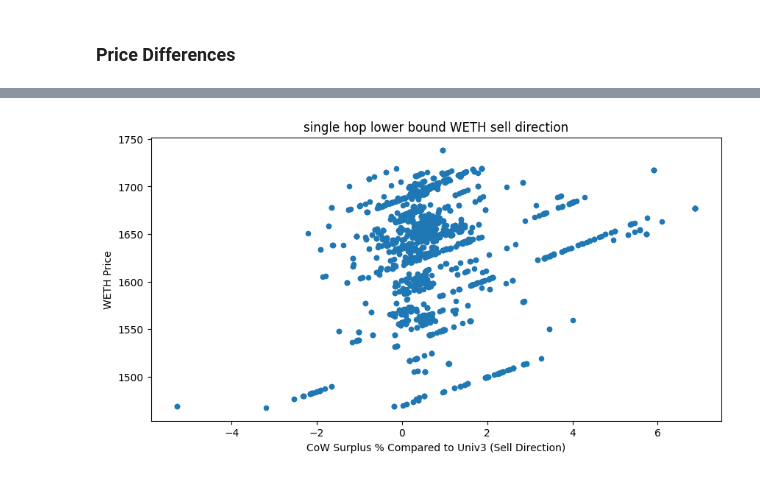
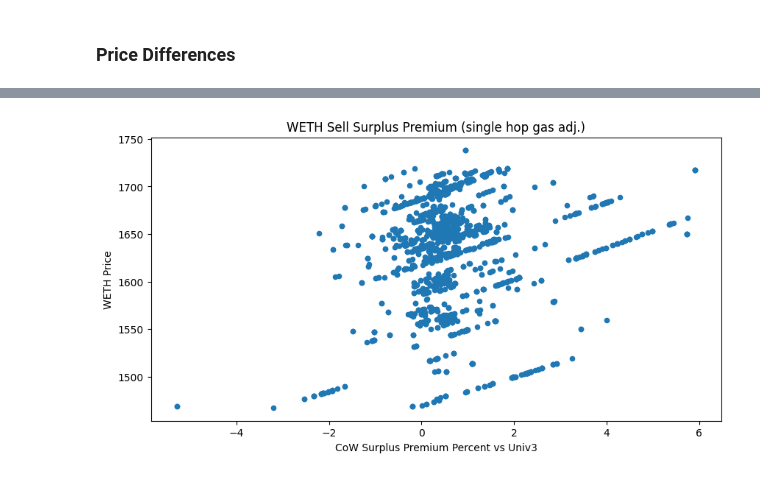
Before and after one commit to mohammed7s/Feedlot, a Jupyter notebook: pipeline/data_analysis.ipynb, the cells around one changed output, grey strips where cells are left out. Drawn from its saved outputs; the diff is of its cells as text; code cells hidden in the pictures.

```diff
--- a/pipeline/data_analysis.ipynb
+++ b/pipeline/data_analysis.ipynb
@@ -91,8 +91,8 @@ buy_WETH_df.loc[:, 'univ3_gas_single_hop_price'] = buy_WETH_df.loc[:, 'univ3_pri
 sell_WETH_df.loc[:, 'univ3_gas_single_hop_price'] = sell_WETH_df.loc[:, 'univ3_price'] - sell_WETH_df.loc[:, 'transaction_gas_fee_one_hop_usd']
 
 # add new price values that add the gas cost
-buy_WETH_df.loc[:, 'univ3_gas_single_hop_price'] = buy_WETH_df.loc[:, 'univ3_price'] + buy_WETH_df.loc[:, 'transaction_gas_fee_median_usd']
-sell_WETH_df.loc[:, 'univ3_gas_single_hop_price'] = sell_WETH_df.loc[:, 'univ3_price'] - sell_WETH_df.loc[:, 'transaction_gas_fee_median_usd']
+buy_WETH_df.loc[:, 'univ3_gas_median_price'] = buy_WETH_df.loc[:, 'univ3_price'] + buy_WETH_df.loc[:, 'transaction_gas_fee_median_usd']
+sell_WETH_df.loc[:, 'univ3_gas_median_price'] = sell_WETH_df.loc[:, 'univ3_price'] - sell_WETH_df.loc[:, 'transaction_gas_fee_median_usd']
 # %% [output]
 A value is trying to be set on a copy of a slice from a DataFrame.
 Try using .loc[row_indexer,col_indexer] = value instead
@@ -117,7 +117,7 @@ See the caveats in the documentation: https://pandas.pydata.org/pandas-docs/stab
 # %%
 # do a heuristic filter to remove some incorectly calculated outlier data. If transaction_gas_fee_one_hop_usd is greater than 250, then remove it
-buy_WETH_df = buy_WETH_df[buy_WETH_df['transaction_gas_fee_one_hop_usd'] < 250]
-sell_WETH_df = sell_WETH_df[sell_WETH_df['transaction_gas_fee_one_hop_usd'] < 250]
+buy_WETH_df = buy_WETH_df[buy_WETH_df['transaction_gas_fee_median_usd'] < 200]
+sell_WETH_df = sell_WETH_df[sell_WETH_df['transaction_gas_fee_median_usd'] < 200]
 # %%
 # convert index to datetime format
 sell_WETH_df.index = pd.to_datetime(sell_WETH_df.index, utc=True, unit='s')
@@ -170,6 +181,7 @@ plt.show();
 # %%
 # get the price price difference percent between cow and univ3 gas adjusted price in sell_WETH_df
-sell_WETH_df['cow_univ3_gas_adj_price_diff_percent'] = (sell_WETH_df['cow_price'] - sell_WETH_df['univ3_gas_adj_price']) / sell_WETH_df['cow_price'] * 100
+sell_WETH_df['cow_univ3_gas_adj_price_diff_percent_single'] = (sell_WETH_df['cow_price'] - sell_WETH_df['univ3_gas_single_hop_price']) / sell_WETH_df['cow_price'] * 100
+sell_WETH_df['cow_univ3_gas_adj_price_diff_percent_median'] = (sell_WETH_df['cow_price'] - sell_WETH_df['univ3_gas_median_price']) / sell_WETH_df['cow_price'] * 100
 # %% [output]
 A value is trying to be set on a copy of a slice from a DataFrame.
 Try using .loc[row_indexer,col_indexer] = value instead
@@ -179,10 +196,11 @@ See the caveats in the documentation: https://pandas.pydata.org/pandas-docs/stab
 # %%
 # plot scatterplot
-sell_WETH_df.loc[first_valid_index_sell:].plot(figsize=(10,5), kind='scatter', x='cow_univ3_gas_adj_price_diff_percent', y='cow_price')
+sell_WETH_df.loc[first_valid_index_sell:].plot(figsize=(10,5), kind='scatter', x='cow_univ3_gas_adj_price_diff_percent_single', y='cow_price')
 
-plt.xlabel("CoW Surplus % Compared to Univ3 (Sell Direction)")
+
+plt.xlabel("CoW Surplus Premium Percent vs Univ3")
 plt.ylabel("WETH Price")
-plt.title("single hop lower bound WETH sell direction")
+plt.title("WETH Sell Surplus Premium (single hop gas adj.)")
 plt.show();
 # %% [output]
-[figure, old version]
+[figure, new version]
```
Also changed, not shown: parts of 11 cells of this notebook.
